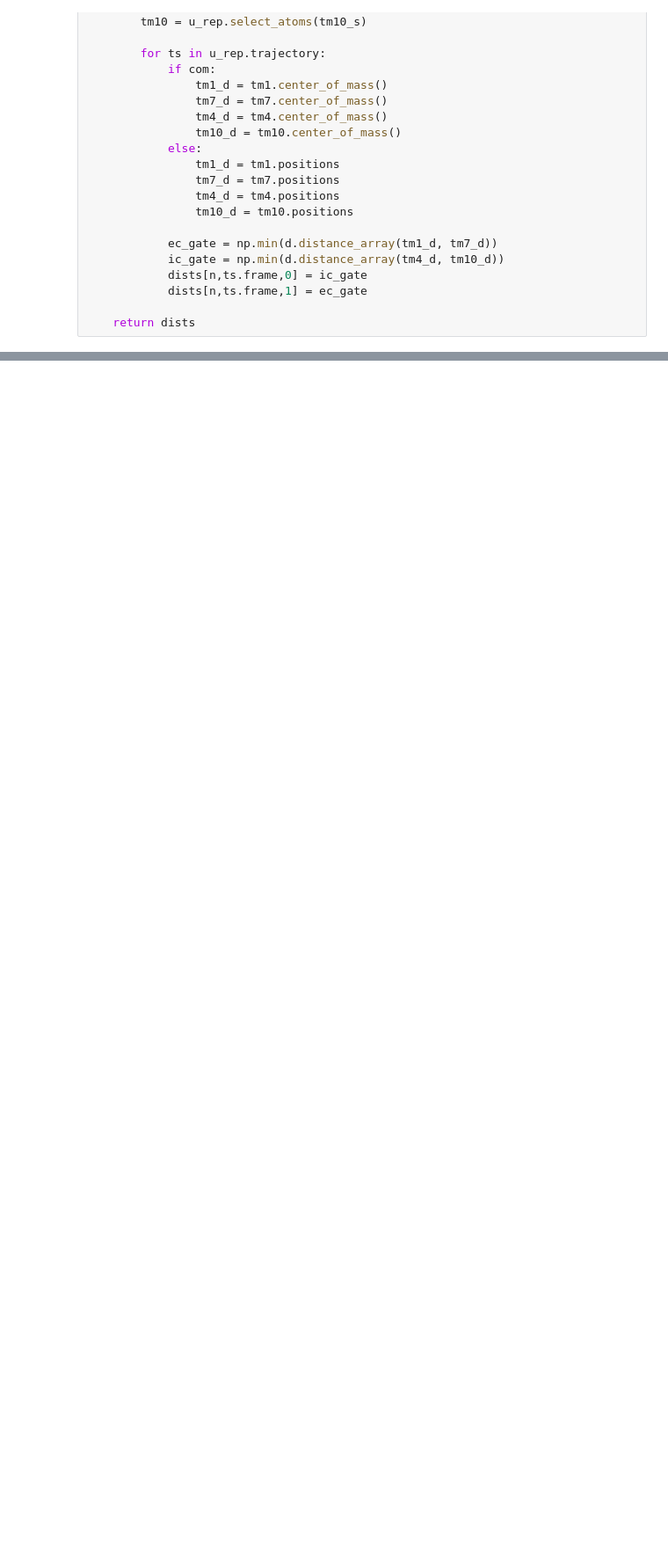
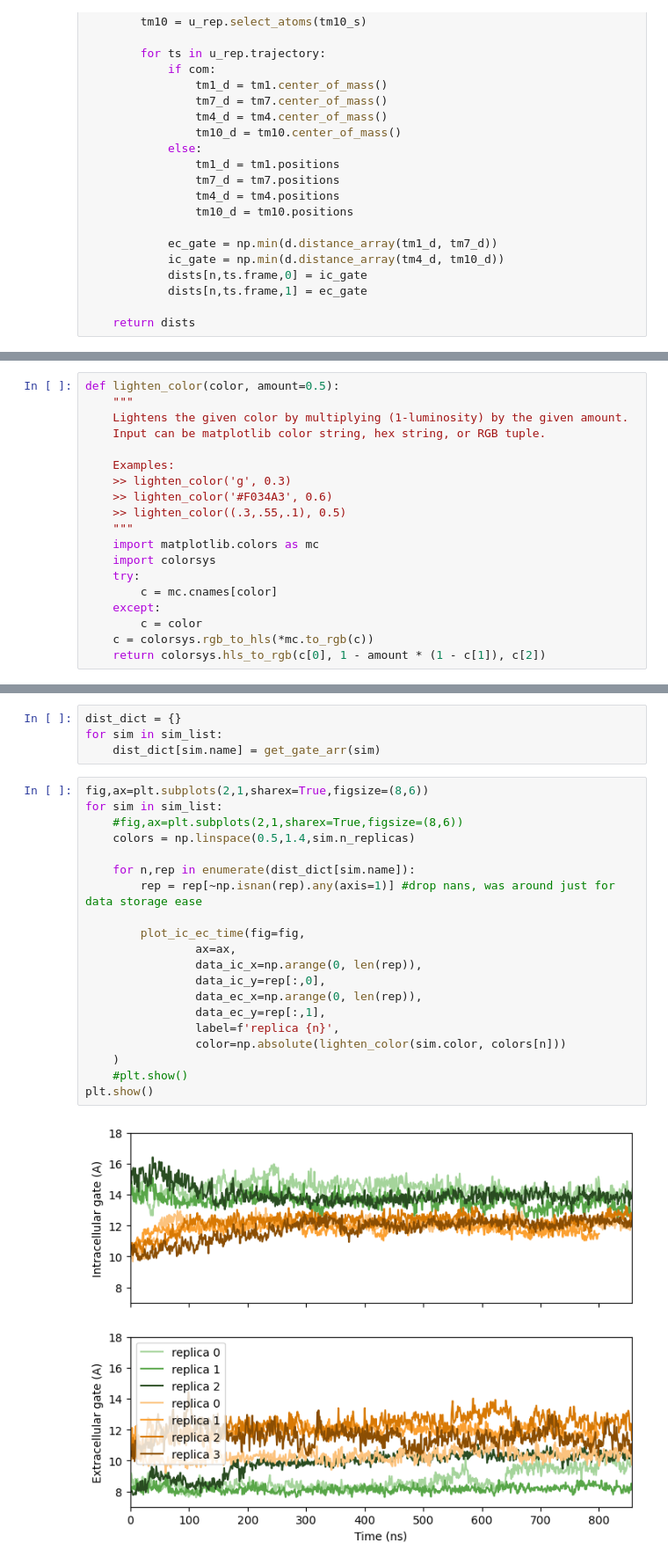
Before and after one commit to semccomas/PfHT_MMV, a Jupyter notebook: conformation_analysis/gate_space.ipynb, the cells around one changed output, grey strips where cells are left out. Shown at 88% size. Cells and saved outputs as stored; diff of their text form; blank space fills up the shorter version.

Commit message:
updating gate space code, with plots now

```diff
--- a/conformation_analysis/gate_space.ipynb
+++ b/conformation_analysis/gate_space.ipynb
@@ -85,0 +136,19 @@ ax.set_ylim(7, 18)
+# %%
+def lighten_color(color, amount=0.5):
+    """
+    Lightens the given color by multiplying (1-luminosity) by the given amount.
+    Input can be matplotlib color string, hex string, or RGB tuple.
+
+    Examples:
+    >> lighten_color('g', 0.3)
+    >> lighten_color('#F034A3', 0.6)
+    >> lighten_color((.3,.55,.1), 0.5)
+    """
+    import matplotlib.colors as mc
+    import colorsys
+    try:
+        c = mc.cnames[color]
+    except:
+        c = color
+    c = colorsys.rgb_to_hls(*mc.to_rgb(c))
+    return colorsys.hls_to_rgb(c[0], 1 - amount * (1 - c[1]), c[2])
@@ -85,0 +159,26 @@ ax.set_ylim(7, 18)
+# %%
+dist_dict = {}
+for sim in sim_list:
+    dist_dict[sim.name] = get_gate_arr(sim)
+# %%
+fig,ax=plt.subplots(2,1,sharex=True,figsize=(8,6))
+for sim in sim_list:
+    #fig,ax=plt.subplots(2,1,sharex=True,figsize=(8,6))
+    colors = np.linspace(0.5,1.4,sim.n_replicas)
+
+    for n,rep in enumerate(dist_dict[sim.name]):
+        rep = rep[~np.isnan(rep).any(axis=1)] #drop nans, was around just for data storage ease
+
+        plot_ic_ec_time(fig=fig,
+                ax=ax,
+                data_ic_x=np.arange(0, len(rep)),
+                data_ic_y=rep[:,0],
+                data_ec_x=np.arange(0, len(rep)),
+                data_ec_y=rep[:,1],
+                label=f'replica {n}',
+                color=np.absolute(lighten_color(sim.color, colors[n]))
+    )
+    #plt.show()
+plt.show()
+# %% [output]
+[figure, added]
```
Also changed, not shown: parts of 14 cells of this notebook.
